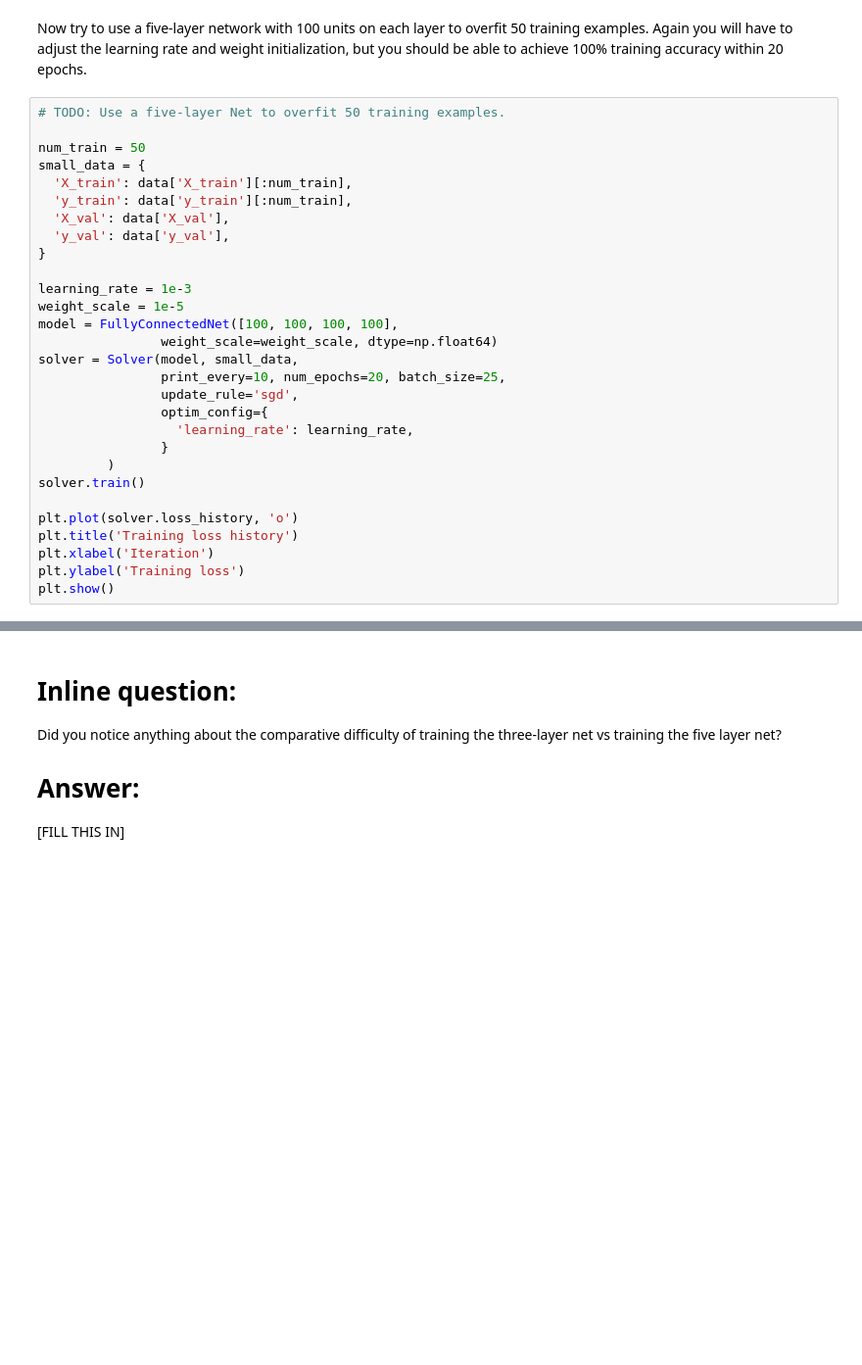
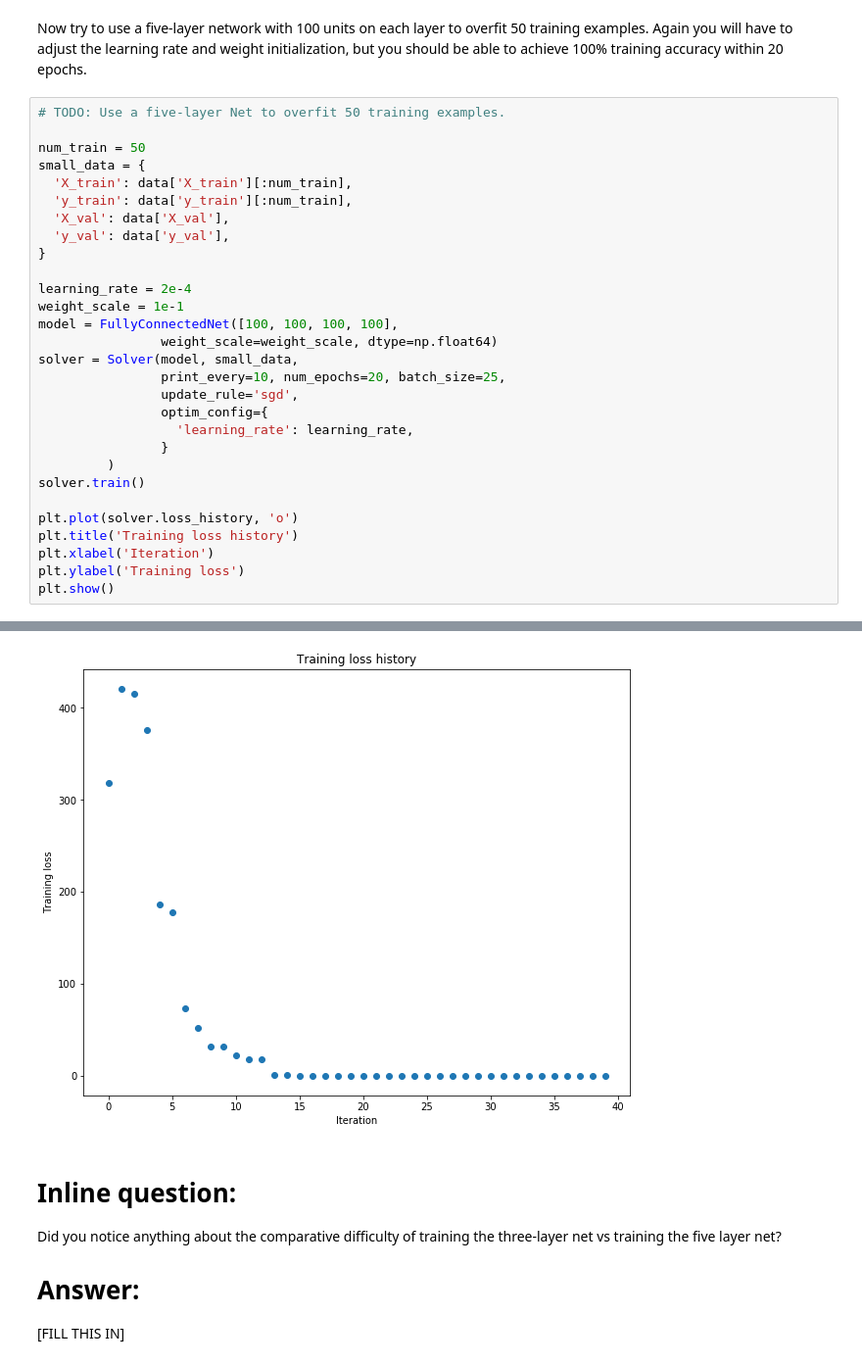
Before and after one commit to udisch/cs231, a Jupyter notebook: assignment2/FullyConnectedNets.ipynb, the cells around one changed output, grey strips where cells are left out. Shown: that part at 98% size. Saved outputs shown, nothing was run; the diff lists cells and outputs as text; blank space fills up the shorter version.

```diff
--- a/assignment2/FullyConnectedNets.ipynb
+++ b/assignment2/FullyConnectedNets.ipynb
@@ -461,8 +479,8 @@ small_data = {
   'y_val': data['y_val'],
 }
 
-learning_rate = 1e-3
-weight_scale = 1e-5
+learning_rate = 2e-4
+weight_scale = 1e-1
 model = FullyConnectedNet([100, 100, 100, 100],
                 weight_scale=weight_scale, dtype=np.float64)
 solver = Solver(model, small_data,
@@ -479,3 +497,4 @@ plt.title('Training loss history')
 plt.xlabel('Iteration')
 plt.ylabel('Training loss')
 plt.show()
+# %% [output]
@@ -482,3 +518,4 @@ plt.show()
+[figure, added]
 # %% [markdown]
 # Inline question:
 Did you notice anything about the comparative difficulty of training the three-layer net vs training the five layer net?
```
Also changed, not shown: parts of 5 cells of this notebook, 1 other file.
